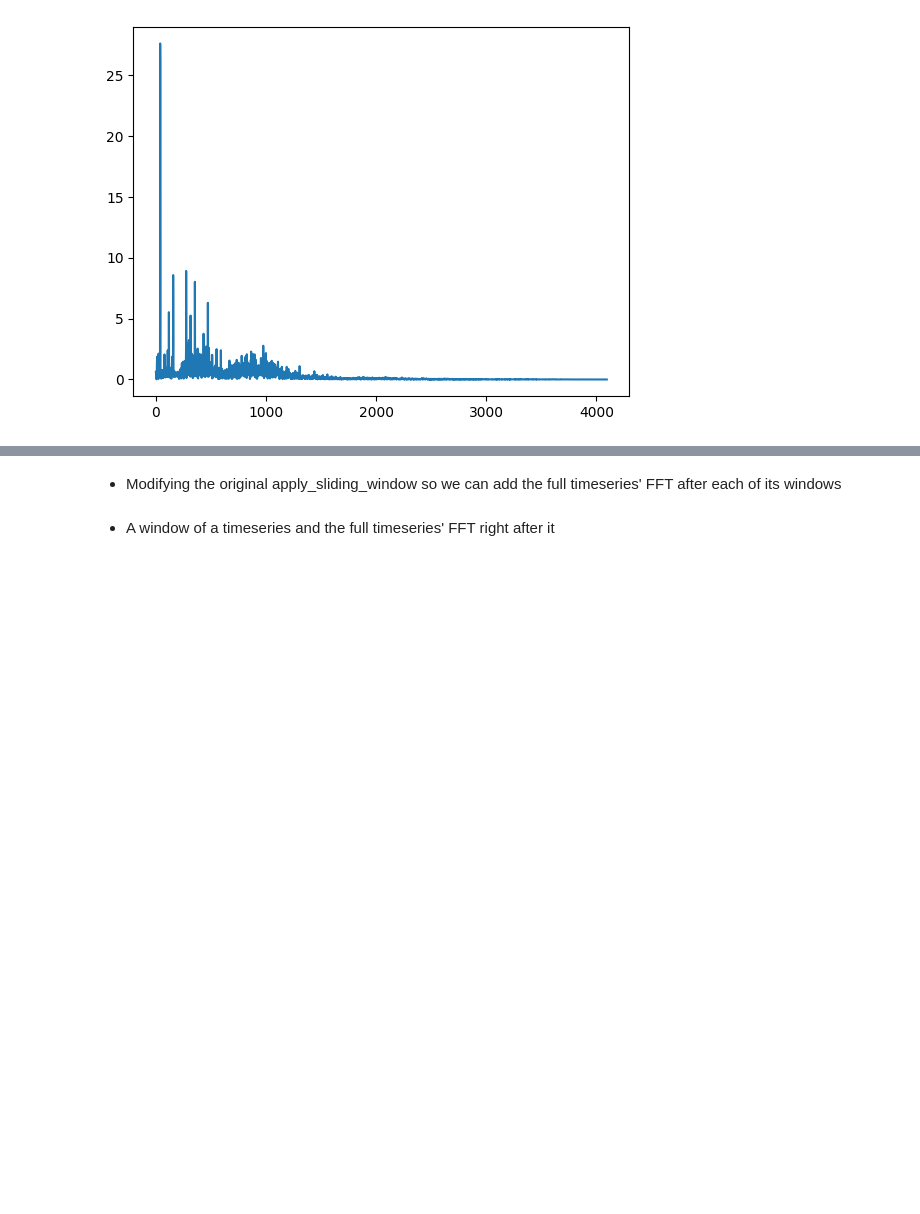
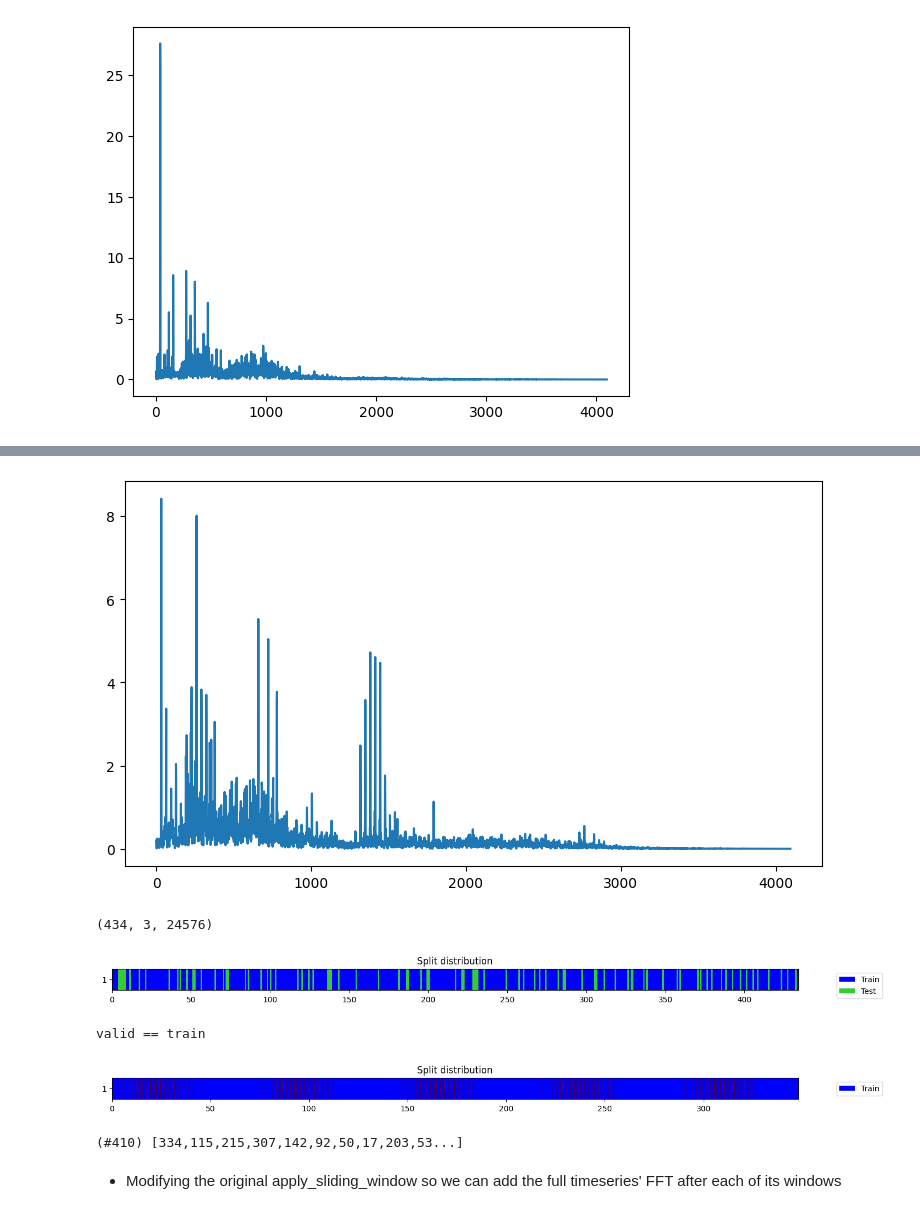
Before and after one commit to Omar-Elhakim/Using-AI-in-machinery-fault-diagnosis, a Jupyter notebook: Timeseries + FFT model.ipynb, the cells around one changed output, grey strips where cells are left out. Cells and saved outputs as stored; diff of their text form; code cells hidden in the pictures; blank space fills up the shorter version.

Commit message:
training , getting the results

```diff
--- a/Timeseries + FFT model.ipynb
+++ b/Timeseries + FFT model.ipynb
@@ -95,0 +125,6 @@ plt.plot(x_ts_fft[0][0][8192:])
+# %%
+plt.figure(figsize=(9, 5))
+plt.plot(x_FFT[333][0])
+plt.show()
+# %% [output]
+[figure, added]
@@ -95,0 +134,4 @@ plt.plot(x_ts_fft[0][0][8192:])
+# %%
+x_ts_fft_padded.shape
+# %% [output]
+(434, 3, 24576)
@@ -96,3 +140,25 @@ plt.plot(x_ts_fft[0][0][8192:])
+# %%
+# spliting before windowing
+report_splits = get_splits(y, valid_size=0.2)
+x_train, y_train = x[report_splits[0]], y[report_splits[0]]
+x_FFT_padded_train = x_FFT_padded[report_splits[0]]
+x_test, y_test = x[report_splits[1]], y[report_splits[1]]
+x_FFT_padded_test = x_FFT_padded[report_splits[1]]
+# %% [output]
+[figure, added]
+# %%
+train_balance_splits = get_splits(
+    y_train, valid_size=0, balance=True, strategy="oversample"
+)
+x_train, y_train = x_train[train_balance_splits[0]], y_train[train_balance_splits[0]]
+x_FFT_padded_train = x_FFT_padded[train_balance_splits[0]]
+# %% [output]
+valid == train
+[figure, added]
+# %%
+train_balance_splits[0]
+# %% [output]
+(#410) [334,115,215,307,142,92,50,17,203,53...]
 # %% [markdown]
 * Modifying the original apply_sliding_window so we can add the full timeseries' FFT after each of its windows
 # %%
@@ -131,3 +201 @@ x_windowed, y_windowed = apply_sliding_window_concatenate_fft(
 )
-# %% [markdown]
-* A window of a timeseries and the full timeseries' FFT right after it
```
Also changed, not shown: parts of 45 cells of this notebook, 3 other files.
